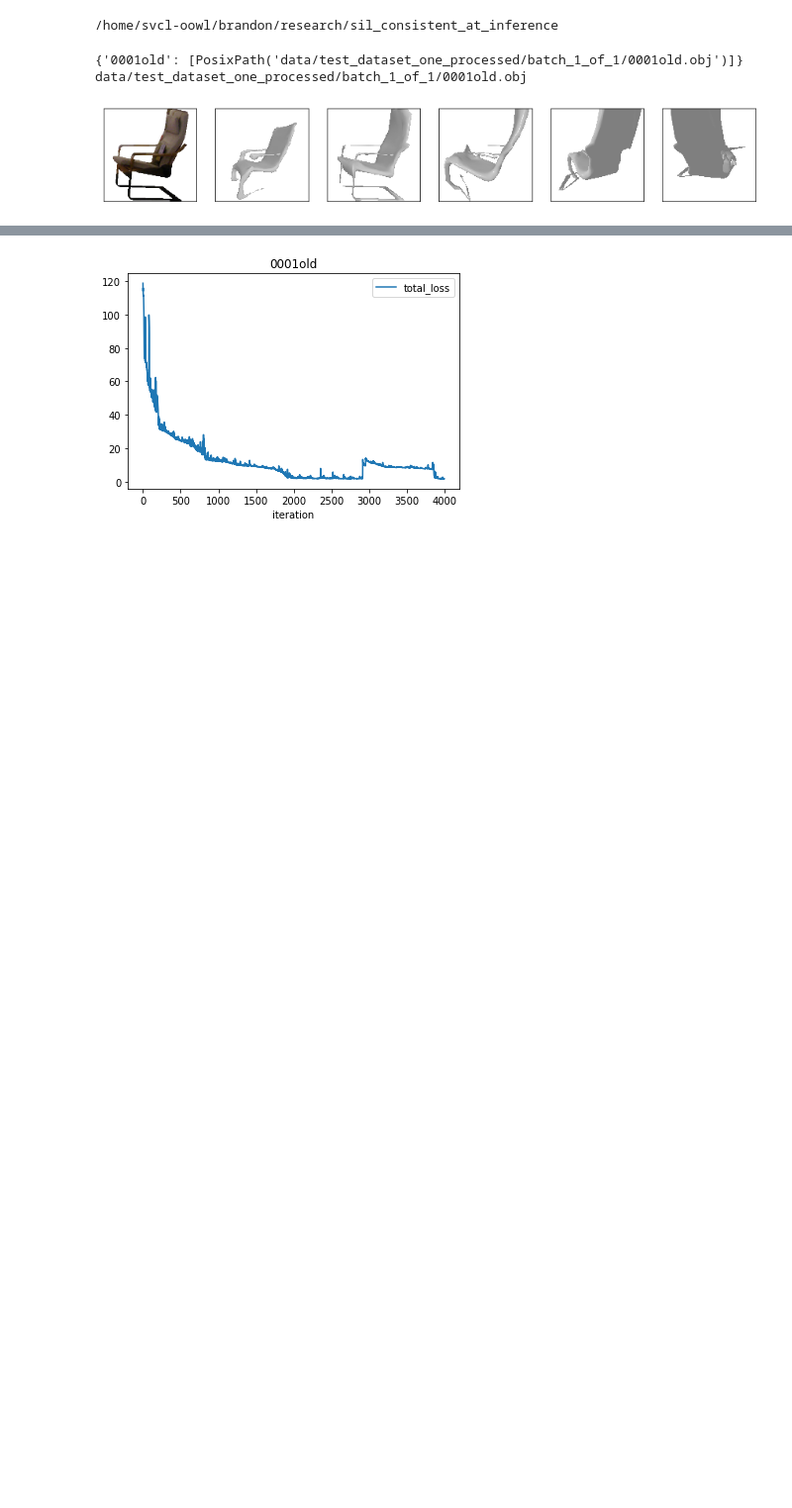
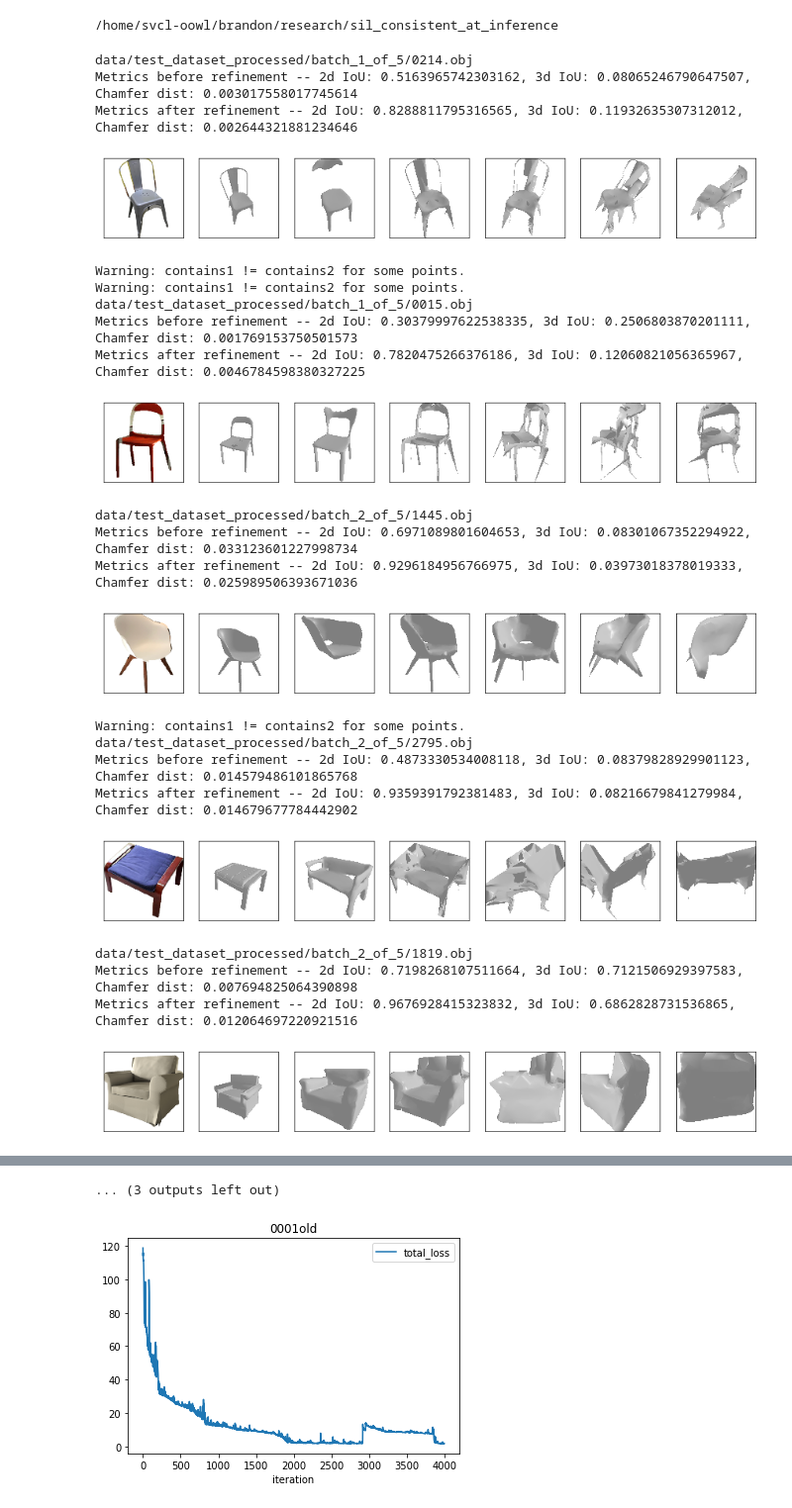
Before and after one commit to b7leung/sil_consistent_at_inference, a Jupyter notebook: notebooks/postprocess_dataset.ipynb, the cells around one changed output, grey strips where cells are left out. Shown at 99% size. Cells and saved outputs as stored; diff of their text form; code cells hidden in the pictures; blank space fills up the shorter version.

```diff
--- a/notebooks/postprocess_dataset.ipynb
+++ b/notebooks/postprocess_dataset.ipynb
@@ -155,8 +126,41 @@ device = torch.device("cuda:"+str(gpu_num))
+# %%
+cfg_path = "configs/testing.yaml"
+exp_name = "processed"
+gt_shapes_path = "/home/svcl-oowl/brandon/research/sil_consistent_at_inference/data_evaluation/pix3d_chair/pix3d_chair_gt_shapes.lst"
+
+cfg = utils.load_config(cfg_path, "configs/default.yaml")
+device = torch.device("cuda:0")
+gt_shapes_dict = {}
+with open(gt_shapes_path, 'r') as f:
+    f = f.read().split('\n')
+    for line in f:
+        if line != "":
+            gt_shapes_dict[line.split(" ")[0]] = line.split(" ")[1]
 # %%
 # show postprocessed meshes at predicted angle
-show_meshes_2(cfg, device, cfg['dataset']['input_dir_mesh']+"_{}".format(exp_name))
-#show_meshes_2(cfg, device, cfg['dataset']['input_dir_mesh']+"_{}/batch_1_of_1".format(exp_name))
+#show_meshes(cfg, device, cfg['dataset']['input_dir_mesh']+"_{}".format(exp_name), gt_shapes_dict, only_show_instances=["0214"])
+show_meshes(cfg, device, cfg['dataset']['input_dir_mesh']+"_{}".format(exp_name), gt_shapes_dict, only_show_instances=[])
 # %% [output]
-{'0001old': [PosixPath('data/test_dataset_one_processed/batch_1_of_1/0001old.obj')]}
-data/test_dataset_one_processed/batch_1_of_1/0001old.obj
+data/test_dataset_processed/batch_1_of_5/0214.obj
+Metrics before refinement -- 2d IoU: 0.5163965742303162, 3d IoU: 0.08065246790647507, Chamfer dist: 0.003017558017745614
+Metrics after refinement -- 2d IoU: 0.8288811795316565, 3d IoU: 0.11932635307312012, Chamfer dist: 0.002644321881234646
-[figure, old version]
+[figure, new version]
+Warning: contains1 != contains2 for some points.
+Warning: contains1 != contains2 for some points.
+data/test_dataset_processed/batch_1_of_5/0015.obj
+Metrics before refinement -- 2d IoU: 0.30379997622538335, 3d IoU: 0.2506803870201111, Chamfer dist: 0.001769153750501573
+Metrics after refinement -- 2d IoU: 0.7820475266376186, 3d IoU: 0.12060821056365967, Chamfer dist: 0.0046784598380327225
+[figure, added]
+data/test_dataset_processed/batch_2_of_5/1445.obj
+Metrics before refinement -- 2d IoU: 0.6971089801604653, 3d IoU: 0.08301067352294922, Chamfer dist: 0.033123601227998734
+Metrics after refinement -- 2d IoU: 0.9296184956766975, 3d IoU: 0.03973018378019333, Chamfer dist: 0.025989506393671036
+[figure, added]
+Warning: contains1 != contains2 for some points.
+data/test_dataset_processed/batch_2_of_5/2795.obj
+Metrics before refinement -- 2d IoU: 0.4873330534008118, 3d IoU: 0.08379828929901123, Chamfer dist: 0.014579486101865768
+Metrics after refinement -- 2d IoU: 0.9359391792381483, 3d IoU: 0.08216679841279984, Chamfer dist: 0.014679677784442902
+[figure, added]
+data/test_dataset_processed/batch_2_of_5/1819.obj
+Metrics before refinement -- 2d IoU: 0.7198268107511664, 3d IoU: 0.7121506929397583, Chamfer dist: 0.007694825064390898
+Metrics after refinement -- 2d IoU: 0.9676928415323832, 3d IoU: 0.6862828731536865, Chamfer dist: 0.012064697220921516
+[figure, added]
@@ -163,3 +173,4 @@ data/test_dataset_one_processed/batch_1_of_1/0001old.obj
+... (3 outputs left out)
 # %%
 # show training loss info
 # getting paths of all loss info pickled files
```
Also changed, not shown: parts of 5 cells of this notebook, 2 other files.
